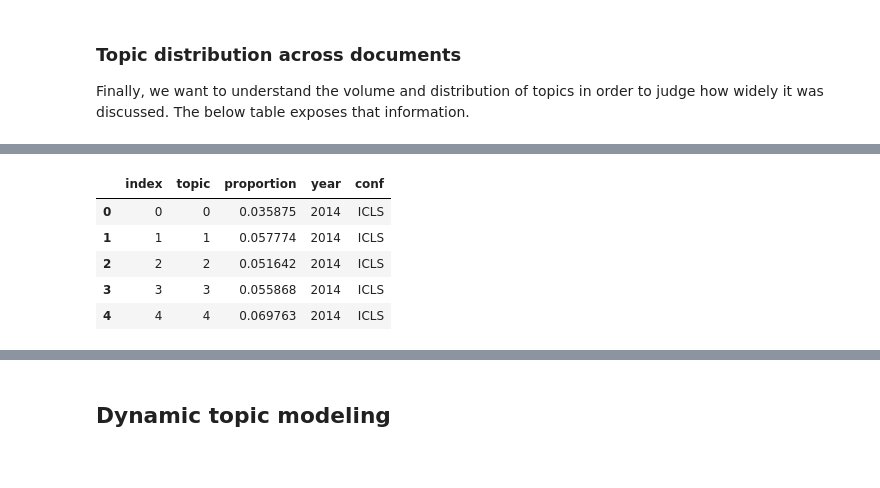
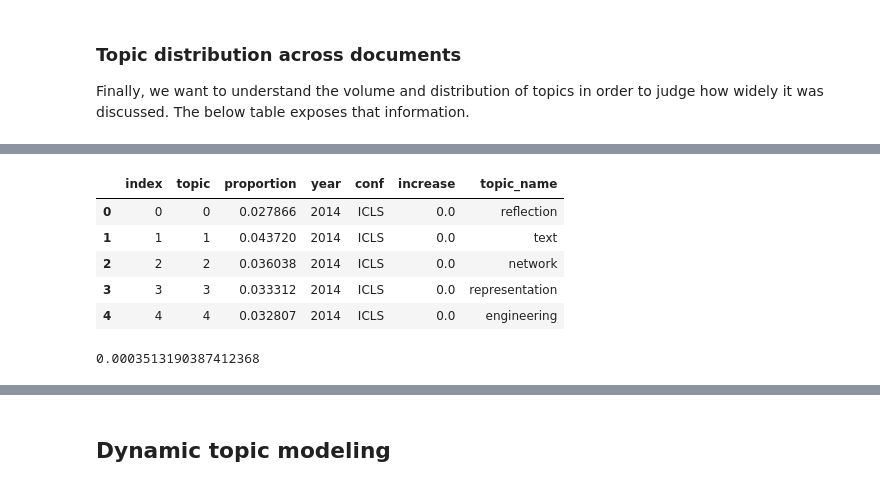
Before and after one commit to sting1000/semester-project, a Jupyter notebook: Topic Modeling.ipynb, the cells around one changed output, grey strips where cells are left out. Saved outputs shown, nothing was run; the diff lists cells and outputs as text; code cells hidden in the pictures.

```diff
--- a/Topic Modeling.ipynb
+++ b/Topic Modeling.ipynb
@@ -569,6 +569,7 @@ def format_topics_sentences(ldamodel, corpus=corpus, texts=contents):
     sent_topics_df = pd.concat([sent_topics_df, contents], axis=1)
     return(sent_topics_df)
 
+optimal_model = gensim.models.wrappers.LdaMallet('./mallet/bin/mallet', corpus=corpus, num_topics=20, id2word=id2word)
 df_topic_sents_keywords = format_topics_sentences(ldamodel=optimal_model, corpus=corpus, texts=contents)
 
 # Format
@@ -650,0 +671,4 @@ df_dominant_topics
+# %%
+#set topic name
+topic_key = pd.DataFrame(sent_topics_sorteddf_mallet.Keywords.apply(lambda x: x.split(',')[0]))
+topic_key
@@ -657,22 +699,34 @@ for n in time_slice:
 # %%
 count_df = pd.DataFrame()
 year = 2014
+year_ini = year
 for t in topic_prop:
     df = pd.DataFrame(t)
     df['year'] = year
     if (year%2):
         df['conf'] = 'CSCL'
     else:
         df['conf'] = 'ICLS'
+
+    df.columns = ['topic', 'proportion','year','conf']
+    if year == year_ini or year == year_ini+1:
+        df['increase'] = 0
+    else:
+        df['increase'] = df['proportion'] - count_df[count_df.year==year-2].proportion
+    df = pd.concat((df, topic_key), axis=1)
     count_df = pd.concat((count_df, df), axis=0)
     year = year + 1
-count_df.columns = ['topic', 'proportion','year','conf']
+count_df.columns = ['topic', 'proportion','year','conf', 'increase', 'topic_name']
 count_df =count_df.reset_index()
 count_df.head()
 # %% [output]
-|  | index | topic | proportion | year | conf |
-| 0 | 0 | 0 | 0.035875 | 2014 | ICLS |
-| 1 | 1 | 1 | 0.057774 | 2014 | ICLS |
-| 2 | 2 | 2 | 0.051642 | 2014 | ICLS |
-| 3 | 3 | 3 | 0.055868 | 2014 | ICLS |
-| 4 | 4 | 4 | 0.069763 | 2014 | ICLS |
+|  | index | topic | proportion | year | conf | increase | topic_name |
+| 0 | 0 | 0 | 0.027866 | 2014 | ICLS | 0.0 | reflection |
+| 1 | 1 | 1 | 0.043720 | 2014 | ICLS | 0.0 | text |
+| 2 | 2 | 2 | 0.036038 | 2014 | ICLS | 0.0 | network |
+| 3 | 3 | 3 | 0.033312 | 2014 | ICLS | 0.0 | representation |
+| 4 | 4 | 4 | 0.032807 | 2014 | ICLS | 0.0 | engineering |
+# %%
+count_df.loc[:,"proportion"].var()
+# %% [output]
+0.0003513190387412368
```
Also changed, not shown: parts of 37 cells of this notebook, 5 other files.
